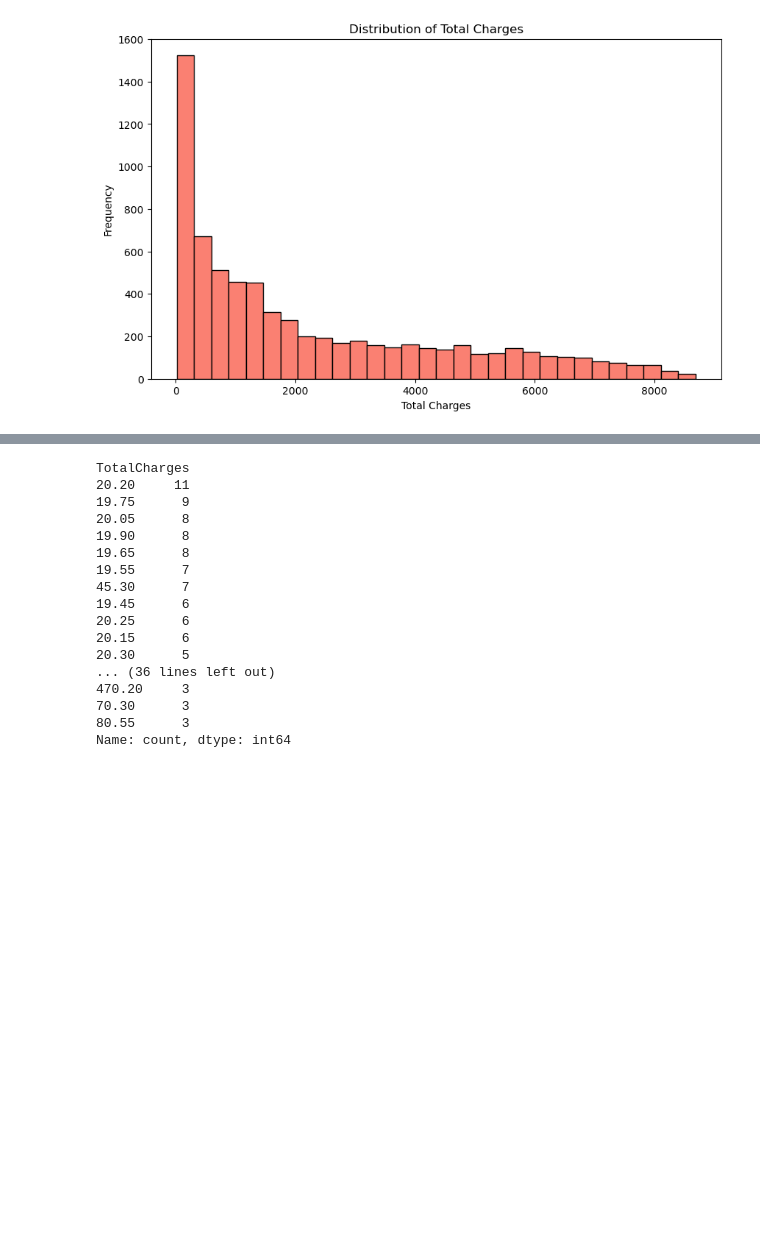
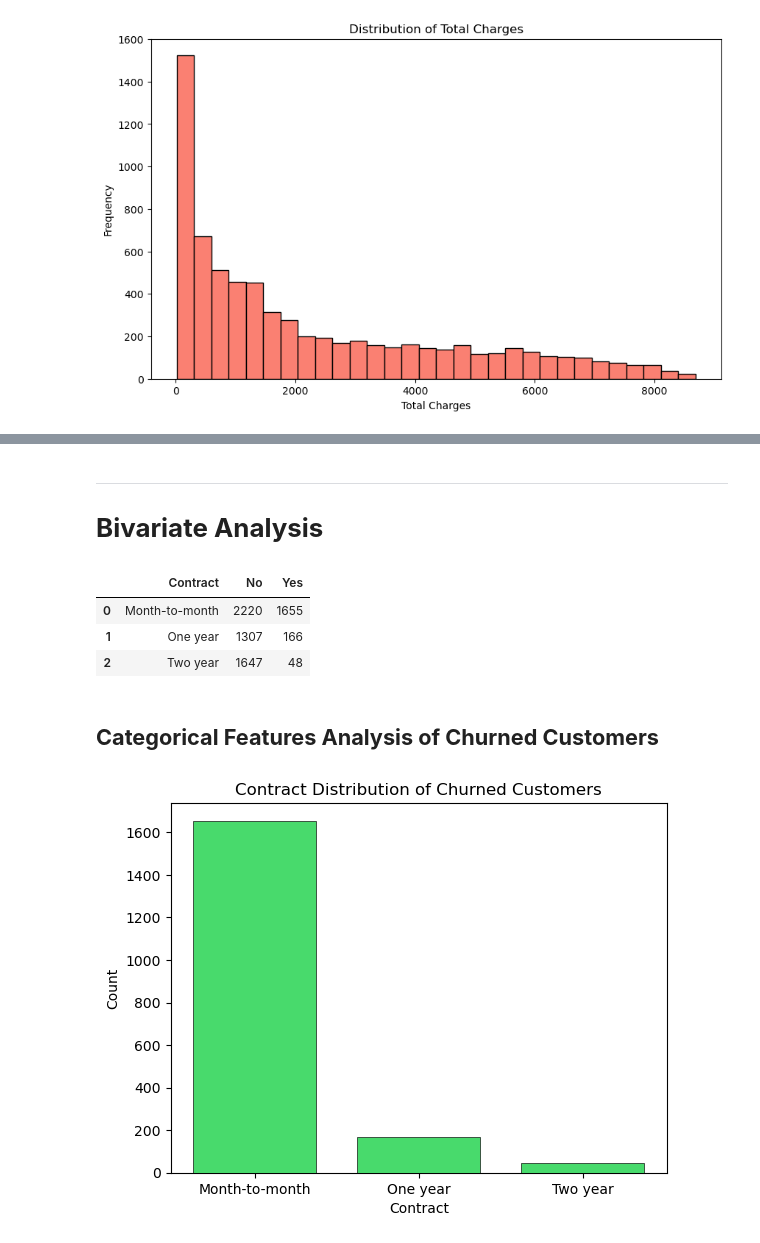
Before and after one commit to RealHaroon/Exploratory-Data-Analysis-EDA-Projects, a Jupyter notebook: Customer-Churn-Analysis/Telco-Churn-EDA.ipynb, the cells around one changed output, grey strips where cells are left out. Drawn from its saved outputs; the diff is of its cells as text; code cells hidden in the pictures; blank space fills up the shorter version.

Commit message:
Bivariate Analysis of Categorical Features (9-1-2026 )

```diff
--- a/Customer-Churn-Analysis/Telco-Churn-EDA.ipynb
+++ b/Customer-Churn-Analysis/Telco-Churn-EDA.ipynb
@@ -424,21 +442,22 @@ plt.show()
 ---
-# %%
-numeric_cols['TotalCharges'].value_counts().sort_values(ascending=False).head(50)
-# %% [output]
-TotalCharges
-20.20     11
-19.75      9
-20.05      8
-19.90      8
-19.65      8
-19.55      7
-45.30      7
-19.45      6
-20.25      6
-20.15      6
-20.30      5
-... (36 lines left out)
-470.20     3
-70.30      3
-80.55      3
-Name: count, dtype: int64
+# %% [markdown]
+---
+# **Bivariate Analysis**
+# %%
+churned_customers = df[df['Churn'] == 'Yes']
+# %% [output]
+|  | Contract | No | Yes |
+| 0 | Month-to-month | 2220 | 1655 |
+| 1 | One year | 1307 | 166 |
+| 2 | Two year | 1647 | 48 |
+# %% [markdown]
+## **Categorical Features Analysis of Churned Customers**
+# %%
+churned_by_contract=churned_customers.groupby('Contract').size().reset_index(name='Count')
+plt.bar(churned_by_contract['Contract'],churned_by_contract['Count'],**bar_style)
+plt.title('Contract Distribution of Churned Customers')
+plt.xlabel('Contract')
+plt.ylabel('Count')
+plt.show()
+# %% [output]
+[figure, added]
```
Also changed, not shown: parts of 13 cells of this notebook.
